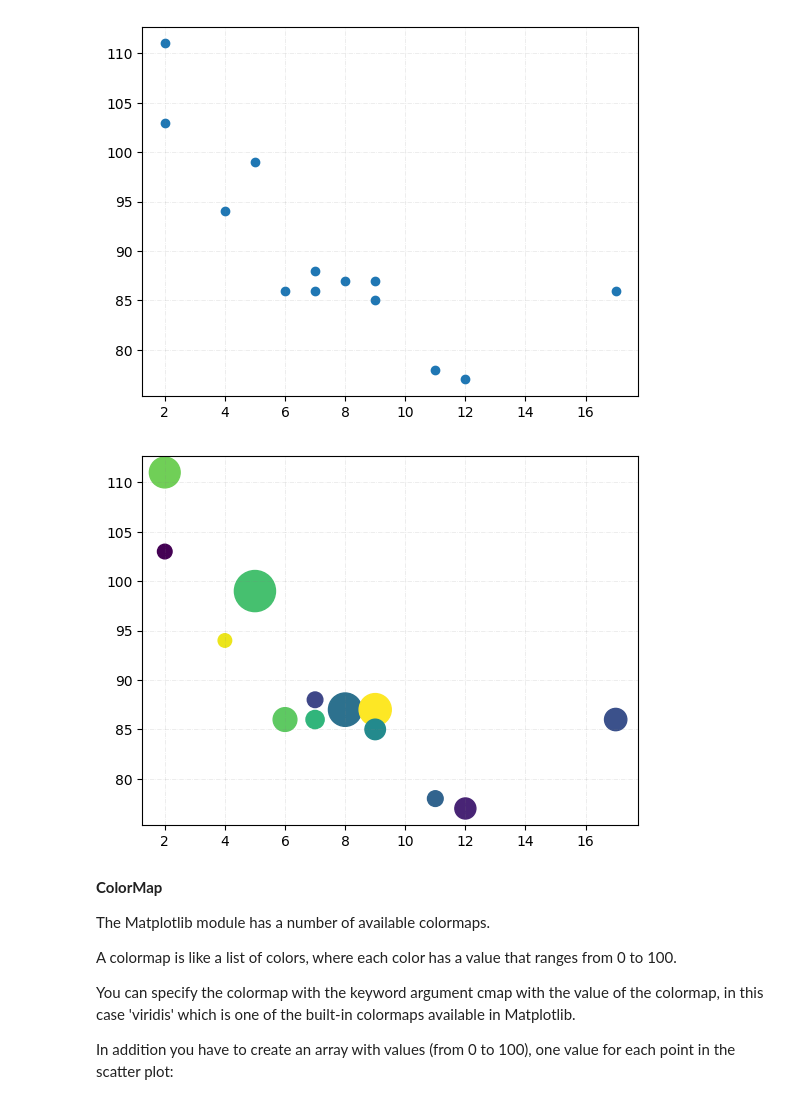
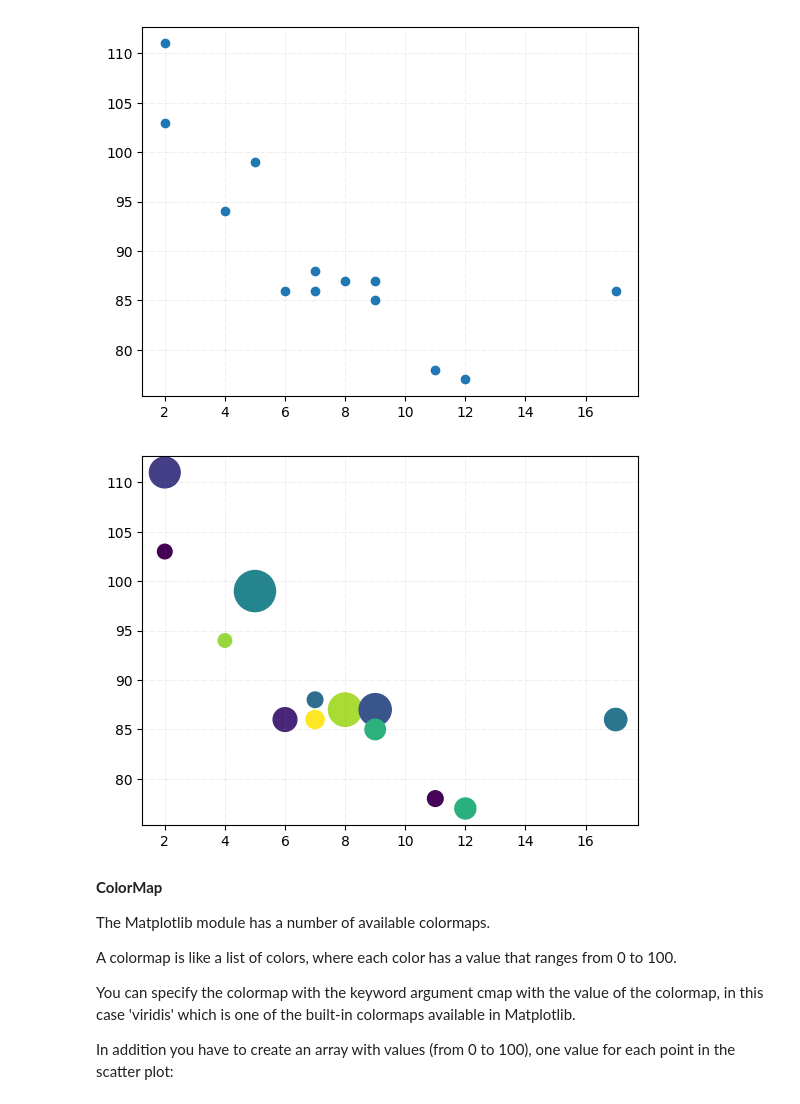
Before and after one commit to leticiaram/Consultoria, a Jupyter notebook: Introduccion_Matplotlib.ipynb, the cells around one changed output. Cells and saved outputs as stored; diff of their text form; code cells hidden in the pictures.

```diff
--- a/Introduccion_Matplotlib.ipynb
+++ b/Introduccion_Matplotlib.ipynb
@@ -612,21 +612,21 @@ plt.show()
 [figure]
 # %%
 np.random.seed(100)
-z = np.random.randn(13)
-c = np.random.randn(13)
+z = np.random.randn(13)  #covariable
+c = np.random.rand(13)  #covariable
 
 # give size and color array for the scatter plot
 sizes = np.absolute(500*z)
 
 # plot the scatter plot
 plt.scatter(x, y, s=sizes, c=c)
 
 # Add x, y gridlines
 plt.grid(True, color ='grey', linestyle ='-.', linewidth = 0.5, alpha = 0.2)
 
 plt.show()
 # %% [output]
-[figure, old version]
+[figure, new version]
 # %% [markdown]
 **ColorMap**
 
```
Also changed, not shown: parts of 3 cells of this notebook.
